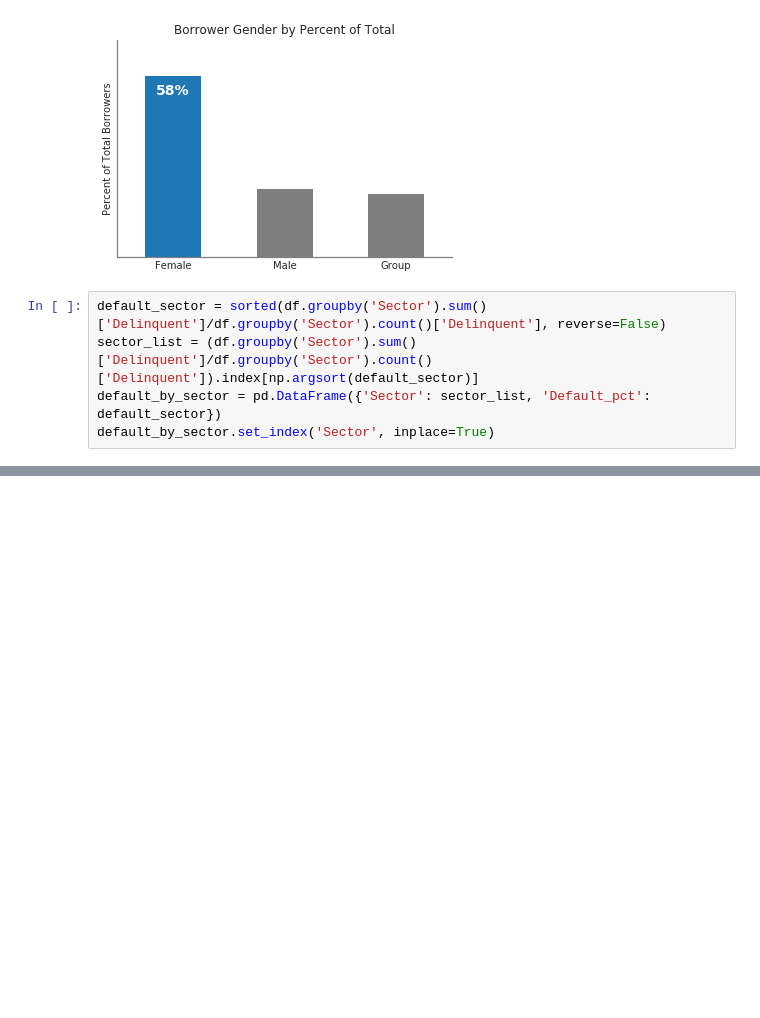
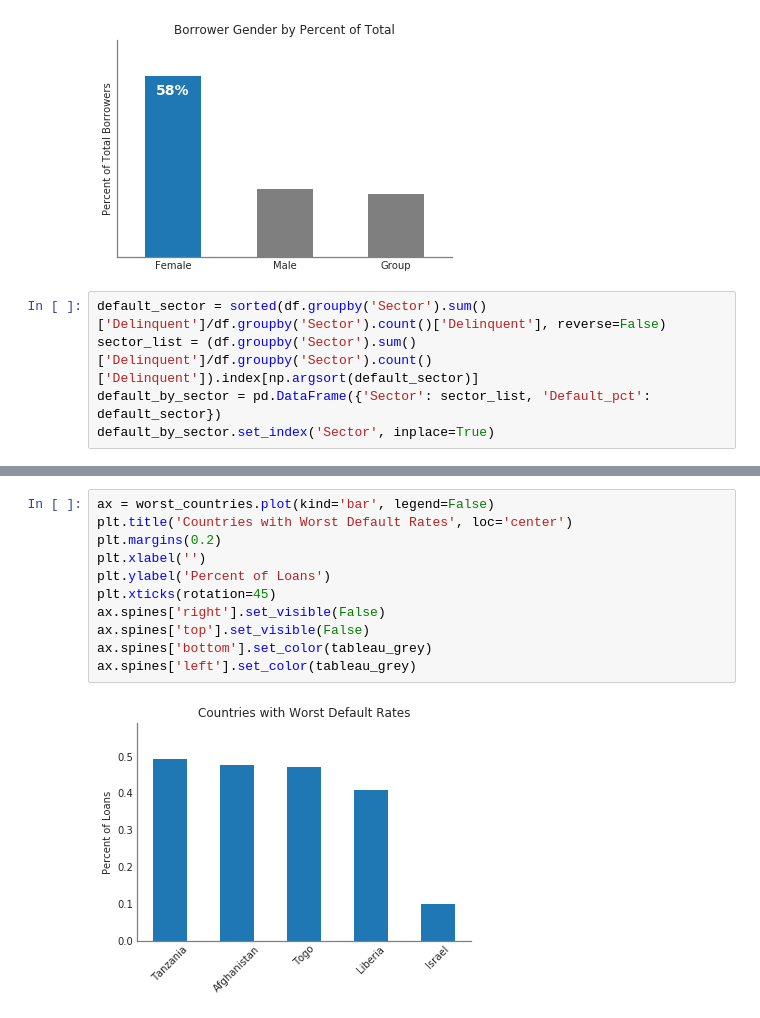
Before and after one commit to clcarver1130/dsi_capstone_project, a Jupyter notebook: notebooks/intial_eda.ipynb, the cells around one changed output, grey strips where cells are left out. Cells and saved outputs as stored; diff of their text form; blank space fills up the shorter version.

```diff
--- a/notebooks/intial_eda.ipynb
+++ b/notebooks/intial_eda.ipynb
@@ -79,0 +105,13 @@ plt.savefig('../pictures/defaults_by_sector.png', dpi=600, transparent=True, bbo
+# %%
+ax = worst_countries.plot(kind='bar', legend=False)
+plt.title('Countries with Worst Default Rates', loc='center')
+plt.margins(0.2)
+plt.xlabel('')
+plt.ylabel('Percent of Loans')
+plt.xticks(rotation=45)
+ax.spines['right'].set_visible(False)
+ax.spines['top'].set_visible(False)
+ax.spines['bottom'].set_color(tableau_grey)
+ax.spines['left'].set_color(tableau_grey)
+# %% [output]
+[figure, added]
```
Also changed, not shown: parts of 5 cells of this notebook, 2 other files.
